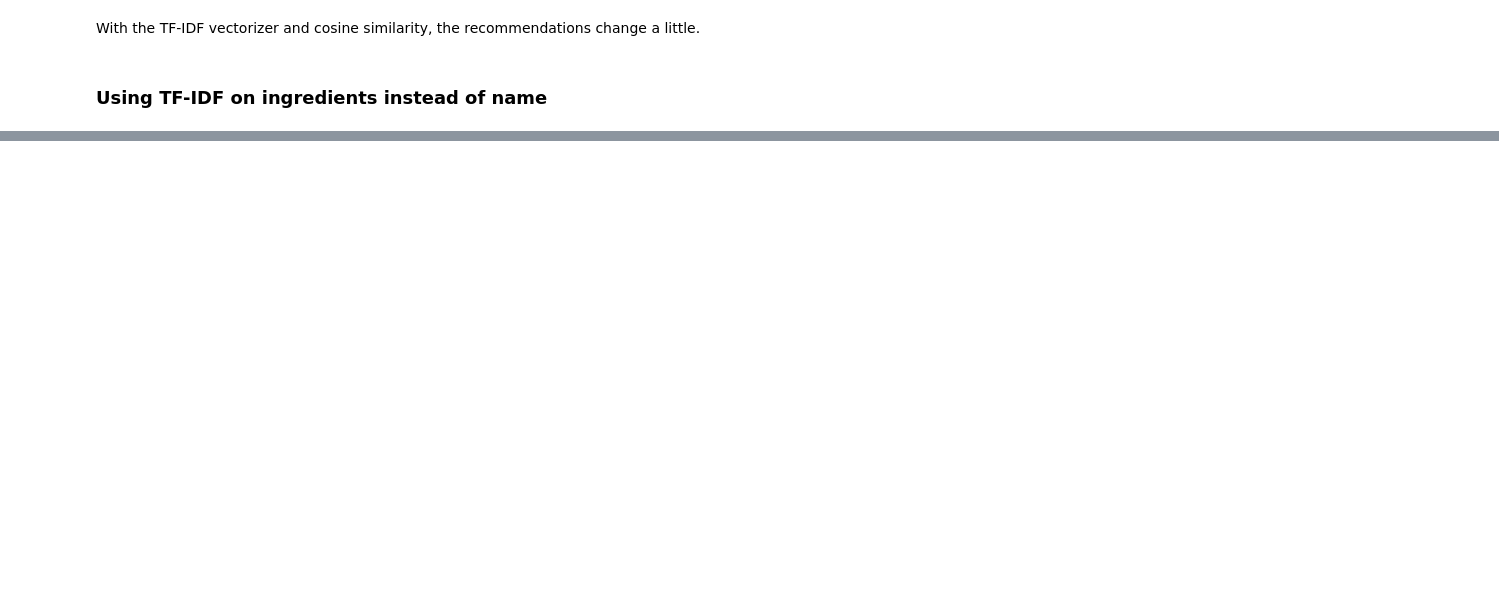
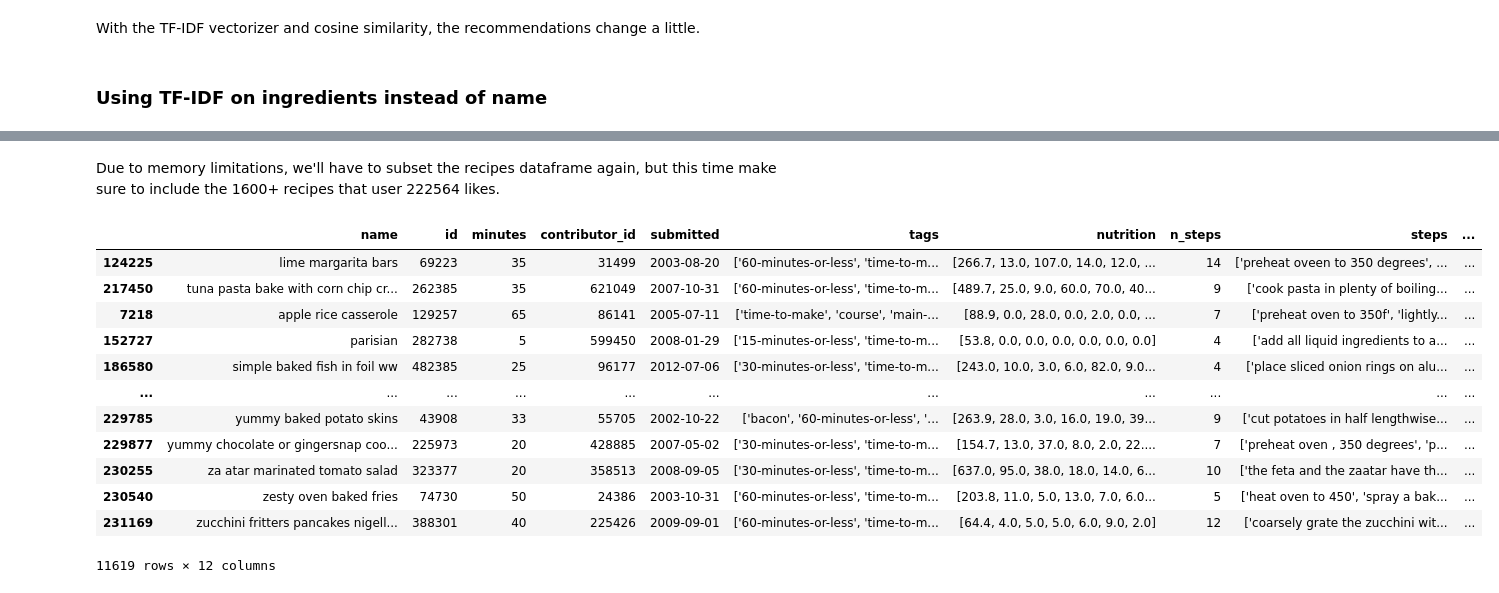
Before and after one commit to chrismlawr/ba890-personal-project, a Jupyter notebook: 1_Recommenders.ipynb, the cells around one changed output, grey strips where cells are left out. Saved outputs shown, nothing was run; the diff lists cells and outputs as text; code cells hidden in the pictures; blank space fills up the shorter version.

```diff
--- a/1_Recommenders.ipynb
+++ b/1_Recommenders.ipynb
@@ -387,0 +560,2 @@ cosine_similarity_df['orange glazed barbecued chicken'].sort_values(ascending=Fa
+# %% [markdown]
+Due to memory limitations, we'll have to subset the recipes dataframe again, but this time make sure to include the 1600+ recipes that user 222564 likes.
@@ -387,0 +565,16 @@ cosine_similarity_df['orange glazed barbecued chicken'].sort_values(ascending=Fa
+# %%
+df_recipes3
+# %% [output]
+|  | name | id | minutes | contributor_id | submitted | tags | nutrition | n_steps | steps | ... |
+| 124225 | lime margarita bars | 69223 | 35 | 31499 | 2003-08-20 | ['60-minutes-or-less', 'time-to-m... | [266.7, 13.0, 107.0, 14.0, 12.0, ... | 14 | ['preheat oveen to 350 degrees', ... | ... |
+| 217450 | tuna pasta bake with corn chip cr... | 262385 | 35 | 621049 | 2007-10-31 | ['60-minutes-or-less', 'time-to-m... | [489.7, 25.0, 9.0, 60.0, 70.0, 40... | 9 | ['cook pasta in plenty of boiling... | ... |
+| 7218 | apple rice casserole | 129257 | 65 | 86141 | 2005-07-11 | ['time-to-make', 'course', 'main-... | [88.9, 0.0, 28.0, 0.0, 2.0, 0.0, ... | 7 | ['preheat oven to 350f', 'lightly... | ... |
+| 152727 | parisian | 282738 | 5 | 599450 | 2008-01-29 | ['15-minutes-or-less', 'time-to-m... | [53.8, 0.0, 0.0, 0.0, 0.0, 0.0, 0.0] | 4 | ['add all liquid ingredients to a... | ... |
+| 186580 | simple baked fish in foil ww | 482385 | 25 | 96177 | 2012-07-06 | ['30-minutes-or-less', 'time-to-m... | [243.0, 10.0, 3.0, 6.0, 82.0, 9.0... | 4 | ['place sliced onion rings on alu... | ... |
+| ... | ... | ... | ... | ... | ... | ... | ... | ... | ... | ... |
+| 229785 | yummy baked potato skins | 43908 | 33 | 55705 | 2002-10-22 | ['bacon', '60-minutes-or-less', '... | [263.9, 28.0, 3.0, 16.0, 19.0, 39... | 9 | ['cut potatoes in half lengthwise... | ... |
+| 229877 | yummy chocolate or gingersnap coo... | 225973 | 20 | 428885 | 2007-05-02 | ['30-minutes-or-less', 'time-to-m... | [154.7, 13.0, 37.0, 8.0, 2.0, 22.... | 7 | ['preheat oven , 350 degrees', 'p... | ... |
+| 230255 | za atar marinated tomato salad | 323377 | 20 | 358513 | 2008-09-05 | ['30-minutes-or-less', 'time-to-m... | [637.0, 95.0, 38.0, 18.0, 14.0, 6... | 10 | ['the feta and the zaatar have th... | ... |
+| 230540 | zesty oven baked fries | 74730 | 50 | 24386 | 2003-10-31 | ['60-minutes-or-less', 'time-to-m... | [203.8, 11.0, 5.0, 13.0, 7.0, 6.0... | 5 | ['heat oven to 450', 'spray a bak... | ... |
+| 231169 | zucchini fritters pancakes nigell... | 388301 | 40 | 225426 | 2009-09-01 | ['60-minutes-or-less', 'time-to-m... | [64.4, 4.0, 5.0, 5.0, 6.0, 9.0, 2.0] | 12 | ['coarsely grate the zucchini wit... | ... |
+11619 rows × 12 columns
```
Also changed, not shown: parts of 46 cells of this notebook.
